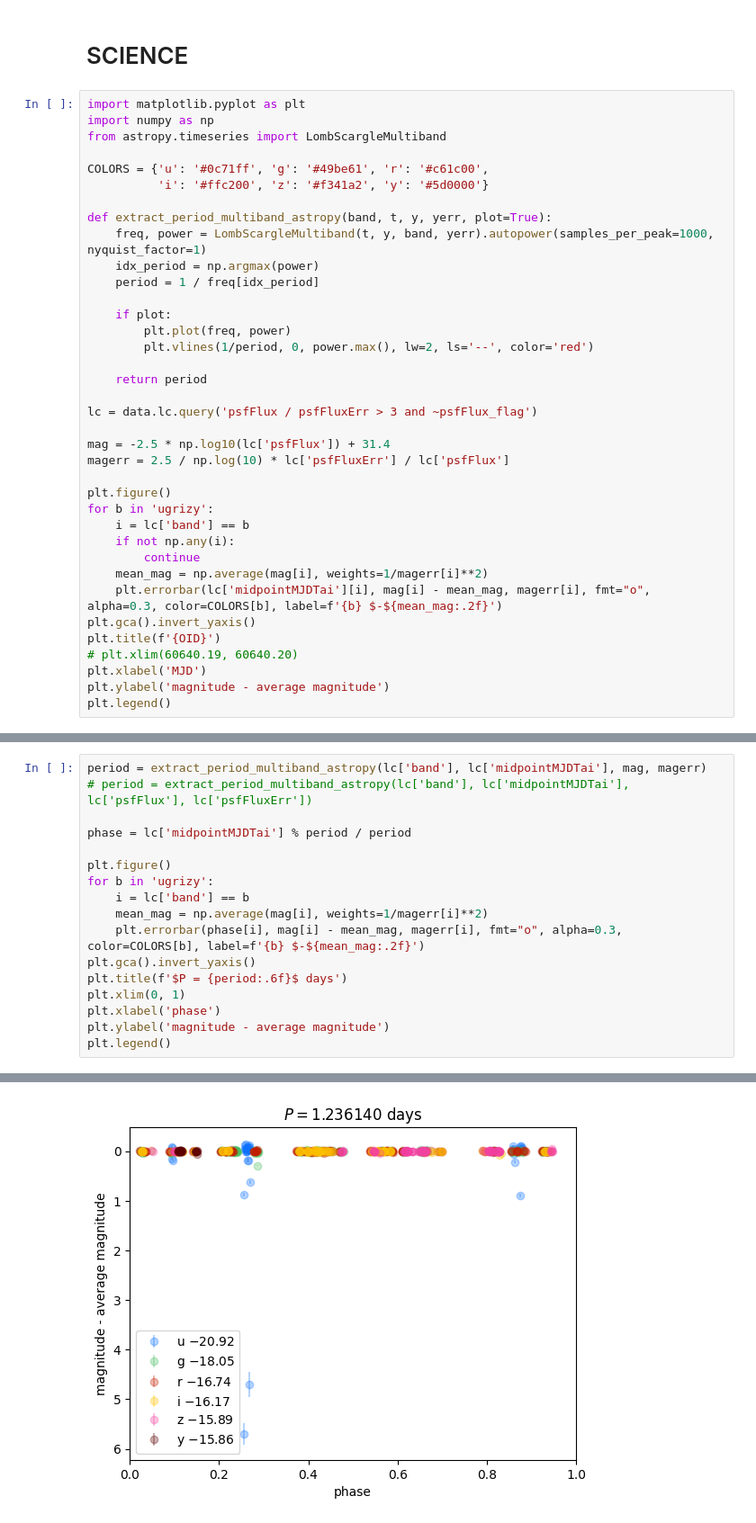
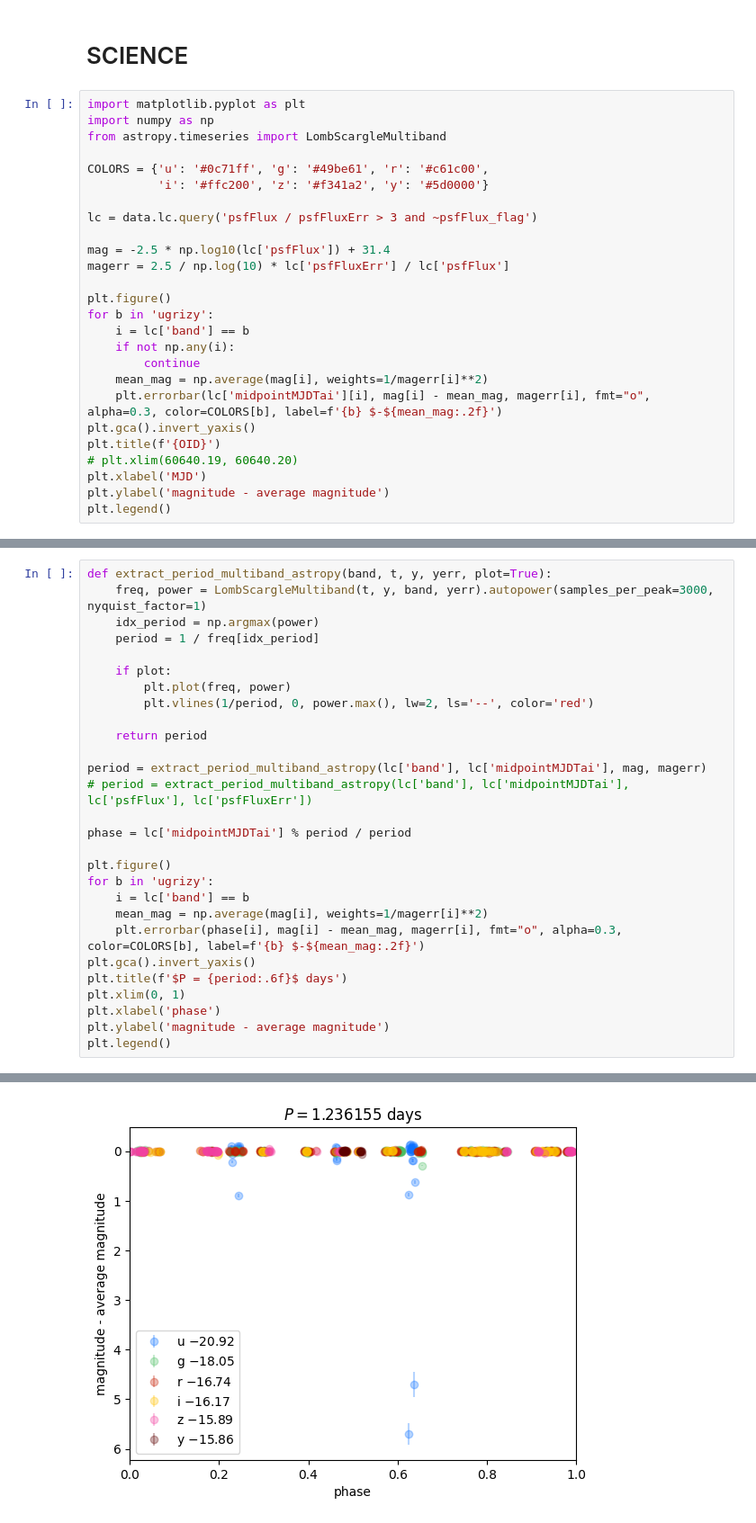
Before and after one commit to lsst-sitcom/linccf, a Jupyter notebook: single_object/by_oid.ipynb, the cells around one changed output, grey strips where cells are left out. Shown at 90% size. Saved outputs shown, nothing was run; the diff lists cells and outputs as text.

```diff
--- a/single_object/by_oid.ipynb
+++ b/single_object/by_oid.ipynb
@@ -126,17 +126,6 @@ from astropy.timeseries import LombScargleMultiband
 
 COLORS = {'u': '#0c71ff', 'g': '#49be61', 'r': '#c61c00',
           'i': '#ffc200', 'z': '#f341a2', 'y': '#5d0000'}
-
-def extract_period_multiband_astropy(band, t, y, yerr, plot=True):
-    freq, power = LombScargleMultiband(t, y, band, yerr).autopower(samples_per_peak=1000, nyquist_factor=1)
-    idx_period = np.argmax(power)
-    period = 1 / freq[idx_period]
-
-    if plot:
-        plt.plot(freq, power)
-        plt.vlines(1/period, 0, power.max(), lw=2, ls='--', color='red')
-
-    return period
 
 lc = data.lc.query('psfFlux / psfFluxErr > 3 and ~psfFlux_flag')
 
@@ -160,23 +149,34 @@ plt.legend()
 <matplotlib.legend.Legend at 0x...>
 [figure]
 # %%
+def extract_period_multiband_astropy(band, t, y, yerr, plot=True):
+    freq, power = LombScargleMultiband(t, y, band, yerr).autopower(samples_per_peak=3000, nyquist_factor=1)
+    idx_period = np.argmax(power)
+    period = 1 / freq[idx_period]
+
+    if plot:
+        plt.plot(freq, power)
+        plt.vlines(1/period, 0, power.max(), lw=2, ls='--', color='red')
+
+    return period
+
 period = extract_period_multiband_astropy(lc['band'], lc['midpointMJDTai'], mag, magerr)
 # period = extract_period_multiband_astropy(lc['band'], lc['midpointMJDTai'], lc['psfFlux'], lc['psfFluxErr'])
 
 phase = lc['midpointMJDTai'] % period / period
 
 plt.figure()
 for b in 'ugrizy':
     i = lc['band'] == b
     mean_mag = np.average(mag[i], weights=1/magerr[i]**2)
     plt.errorbar(phase[i], mag[i] - mean_mag, magerr[i], fmt="o", alpha=0.3, color=COLORS[b], label=f'{b} $-${mean_mag:.2f}')
 plt.gca().invert_yaxis()
 plt.title(f'$P = {period:.6f}$ days')
 plt.xlim(0, 1)
 plt.xlabel('phase')
 plt.ylabel('magnitude - average magnitude')
 plt.legend()
 # %% [output]
 <matplotlib.legend.Legend at 0x...>
 [figure]
-[figure, old version]
+[figure, new version]
```
Also changed, not shown: parts of 3 cells of this notebook, 1 other file.
